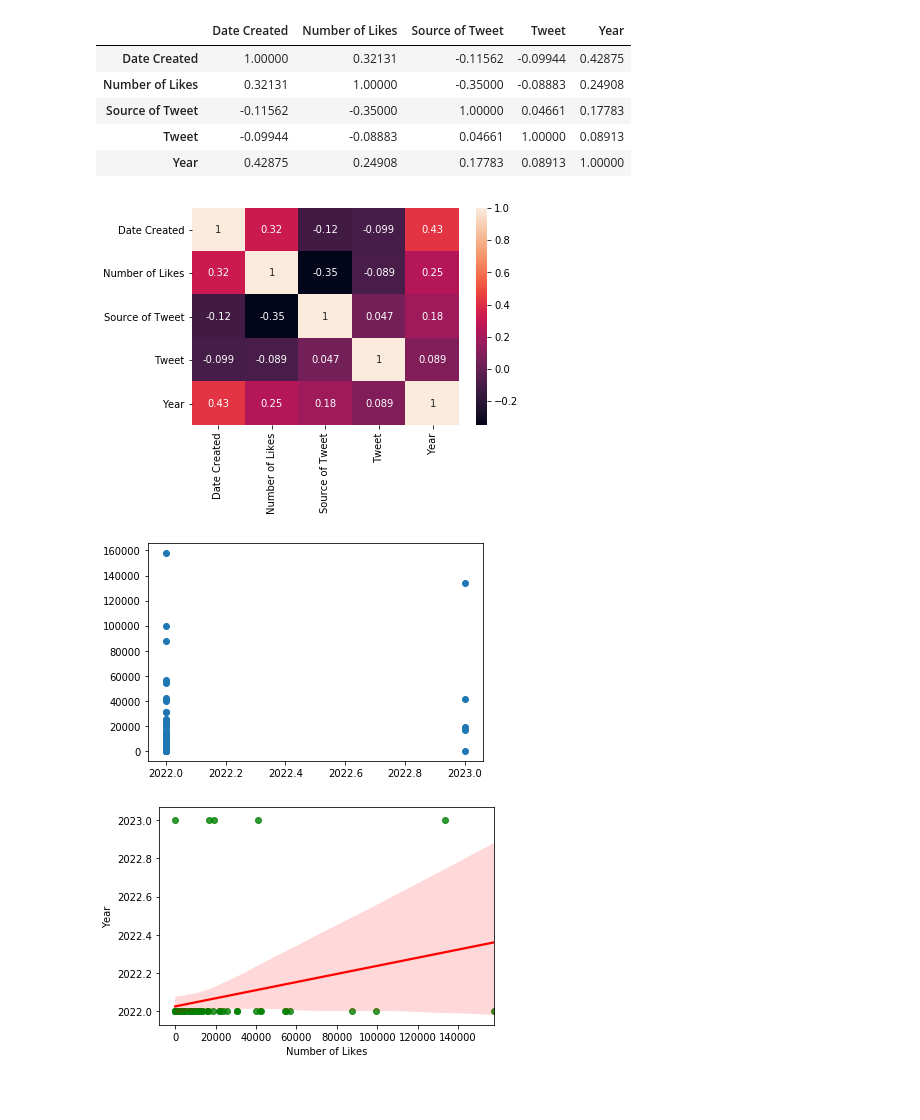
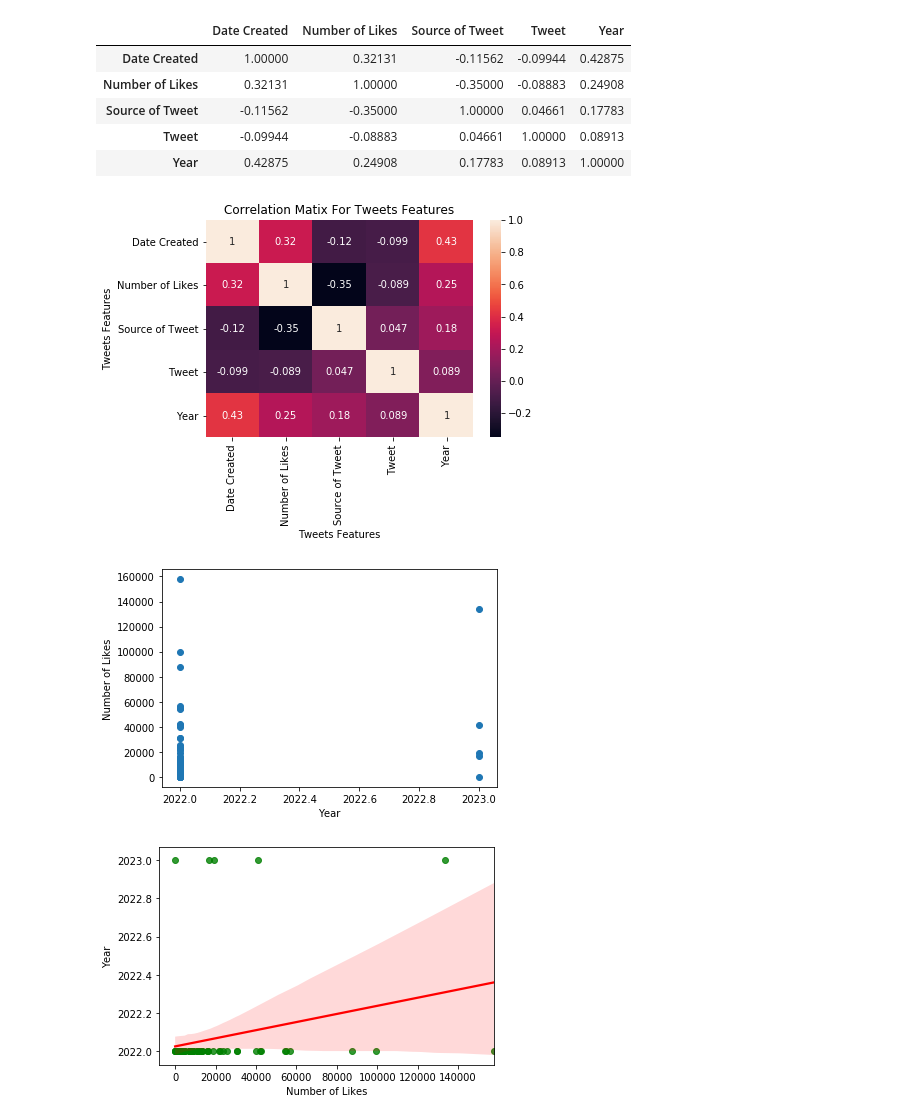
Before and after one commit to Curlybracketi/Twitter-Analysis-on-Wednesday-movies, a Jupyter notebook: Twitter Analysis Of Wednesday Movies project.ipynb, the cells around one changed output. Drawn from its saved outputs; the diff is of its cells as text; code cells hidden in the pictures; blank space fills up the shorter version.

```diff
--- a/Twitter Analysis Of Wednesday Movies project.ipynb
+++ b/Twitter Analysis Of Wednesday Movies project.ipynb
@@ -200,20 +200,19 @@ new_tweet[['Date Created', 'Number of Likes', 'Source of Tweet', 'Tweet', 'Year'
 # %%
 correlation_matrix= new_tweet_numerized.corr(method='pearson')
 sns.heatmap(correlation_matrix, annot=True)
-#plt.title('Correlation Matix For Movies Features')
-#plt.xlabel('Movies Features')
-#plt.ylabel('Movies Features')
+plt.title('Correlation Matix For Tweets Features')
+plt.xlabel('Tweets Features')
+plt.ylabel('Tweets Features')
 plt.show()
 # %% [output]
-[figure, old version]
+[figure, new version]
 # %%
 plt.scatter(x=new_tweet['Year'], y=new_tweet['Number of Likes'])
-#plt.title('Budget vs Gross Earnings')
-#plt.xlabel('Gross Earnings')
-#plt.ylabel('Movies Budget')
+plt.xlabel('Year')
+plt.ylabel('Number of Likes')
 plt.show()
 # %% [output]
-[figure, old version]
+[figure, new version]
 # %%
 sns.regplot(x='Number of Likes', y='Year', data=new_tweet, scatter_kws={"color": "green"}, line_kws={"color":"red"})
 plt.show()
```
